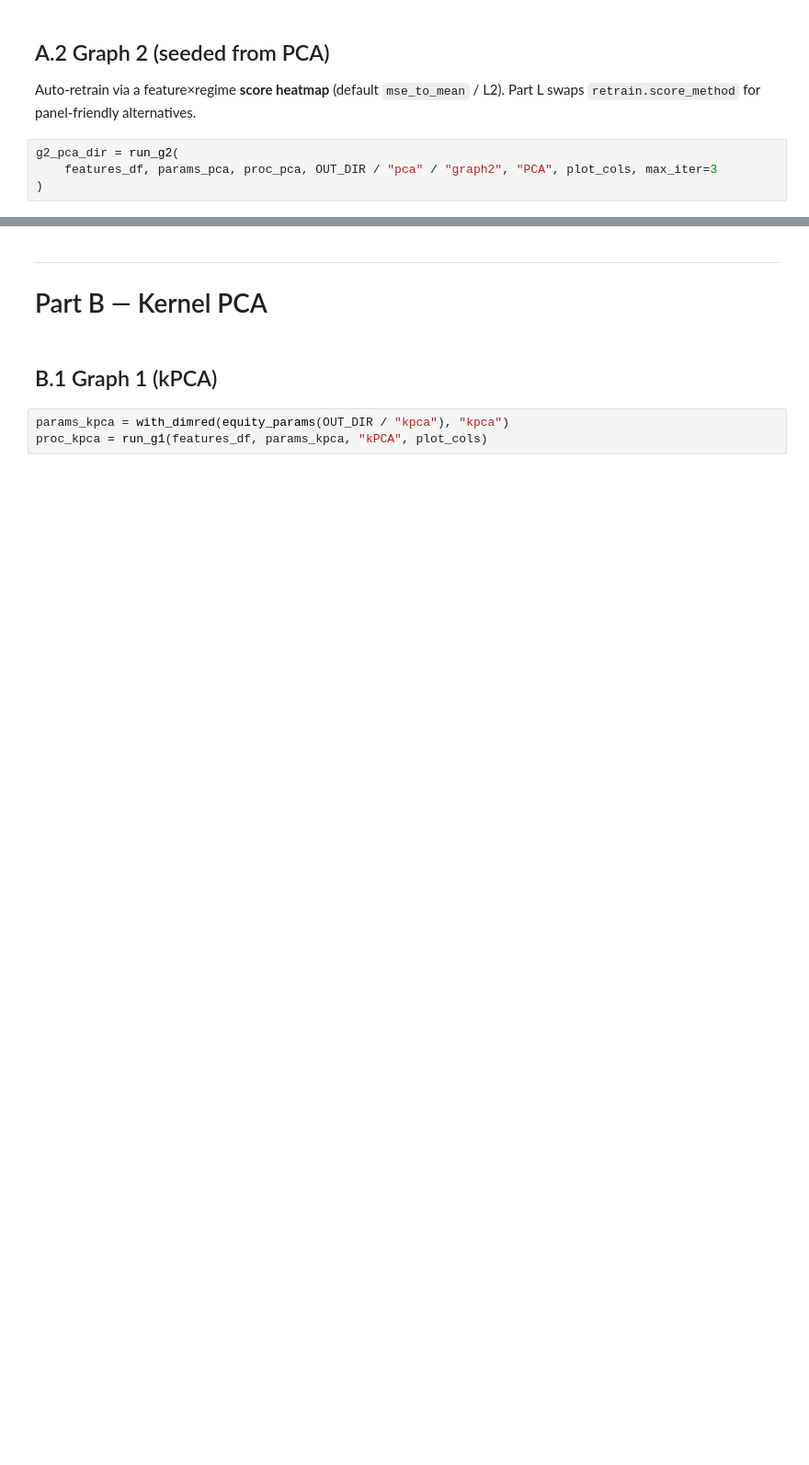
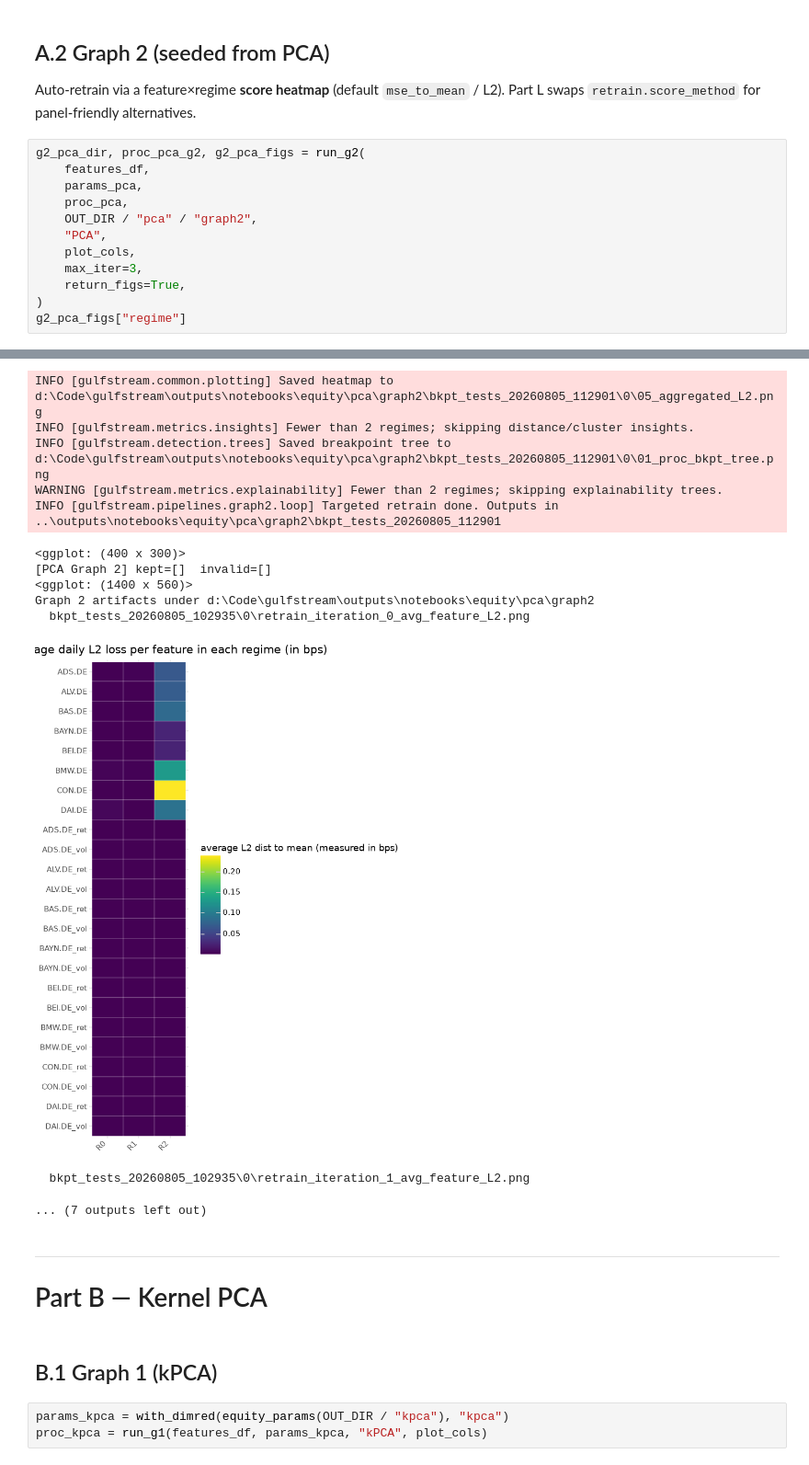
Before and after one commit to FulgentMcGuffin/gulfstream, a Jupyter notebook: notebooks/02_equity_eod_workflow.ipynb, the cells around one changed output, grey strips where cells are left out. Shown at 92% size. Saved outputs shown, nothing was run; the diff lists cells and outputs as text; blank space fills up the shorter version.

```diff
--- a/notebooks/02_equity_eod_workflow.ipynb
+++ b/notebooks/02_equity_eod_workflow.ipynb
@@ -442,6 +609,15 @@ proc_pca = run_g1(features_df, params_pca, "PCA", plot_cols)
 Auto-retrain via a feature×regime **score heatmap** (default `mse_to_mean` / L2).
 Part L swaps `retrain.score_method` for panel-friendly alternatives.
 # %%
-g2_pca_dir = run_g2(
-    features_df, params_pca, proc_pca, OUT_DIR / "pca" / "graph2", "PCA", plot_cols, max_iter=3
+g2_pca_dir, proc_pca_g2, g2_pca_figs = run_g2(
+    features_df,
+    params_pca,
+    proc_pca,
+    OUT_DIR / "pca" / "graph2",
+    "PCA",
+    plot_cols,
+    max_iter=3,
+    return_figs=True,
 )
+g2_pca_figs["regime"]
+# %% [output]
@@ -448,3 +641,16 @@ g2_pca_dir = run_g2(
+INFO [gulfstream.common.plotting] Saved heatmap to d:\Code\gulfstream\outputs\notebooks\equity\pca\graph2\bkpt_tests_20260805_112901\0\05_aggregated_L2.png
+INFO [gulfstream.metrics.insights] Fewer than 2 regimes; skipping distance/cluster insights.
+INFO [gulfstream.detection.trees] Saved breakpoint tree to d:\Code\gulfstream\outputs\notebooks\equity\pca\graph2\bkpt_tests_20260805_112901\0\01_proc_bkpt_tree.png
+WARNING [gulfstream.metrics.explainability] Fewer than 2 regimes; skipping explainability trees.
+INFO [gulfstream.pipelines.graph2.loop] Targeted retrain done. Outputs in ..\outputs\notebooks\equity\pca\graph2\bkpt_tests_20260805_112901
+<ggplot: (400 x 300)>
+[PCA Graph 2] kept=[]  invalid=[]
+<ggplot: (1400 x 560)>
+Graph 2 artifacts under d:\Code\gulfstream\outputs\notebooks\equity\pca\graph2
+  bkpt_tests_20260805_102935\0\retrain_iteration_0_avg_feature_L2.png
+[figure, added]
+  bkpt_tests_20260805_102935\0\retrain_iteration_1_avg_feature_L2.png
+... (7 outputs left out)
 # %% [markdown]
 ---
 # Part B — Kernel PCA
```
Also changed, not shown: parts of 56 cells of this notebook, 14 other files.
